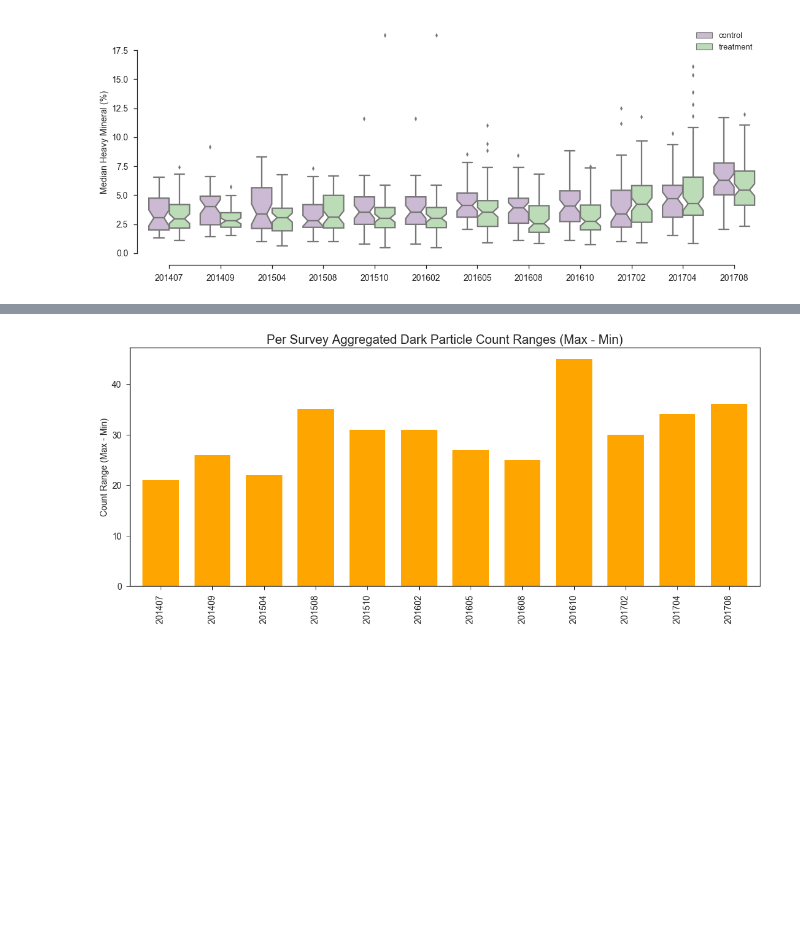
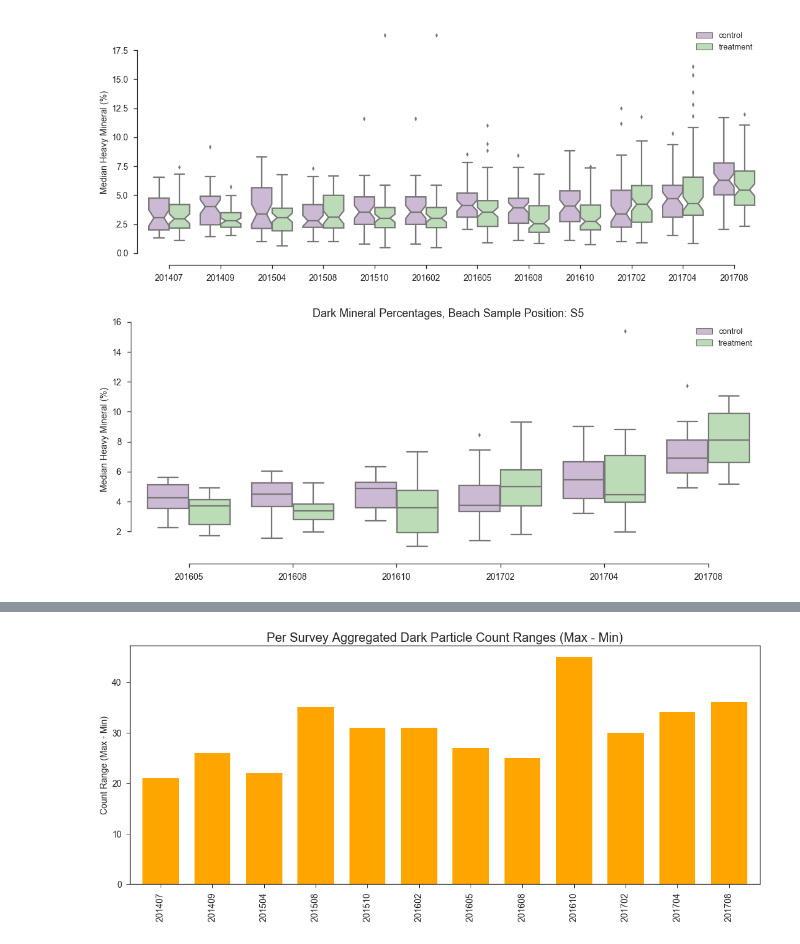
Before and after one commit to pjparis/PeaIslandBeachMonitoring, a Jupyter notebook: notebooks/Pea Island Beach Monitoring Project - Heavy Mineral Analysis.ipynb, the cells around one changed output, grey strips where cells are left out. Saved outputs shown, nothing was run; the diff lists cells and outputs as text; code cells hidden in the pictures; blank space fills up the shorter version.

```diff
--- a/notebooks/Pea Island Beach Monitoring Project - Heavy Mineral Analysis.ipynb
+++ b/notebooks/Pea Island Beach Monitoring Project - Heavy Mineral Analysis.ipynb
@@ -422,3 +444,26 @@ plt.savefig( '/Users/paulp/GoogleDrive/projects/PeaIslandBeachMonitoring/plots/H
 ### '/Volumes/Beaker/projects/Pea_Island_Beach_Monitoring/HeavyMineralAnalysis
 # %% [output]
 [figure]
+# %%
+sns.set(style="ticks")
+sns.set_context('talk')
+
+smpl='S5'
+dfpbx=dfp.loc[dfp['Sample_id']==smpl]
+
+### Box plot(s) of Dark Mineral Percentage Aggregated by Survey by Control vs Treatment:
+#tbl01=dfp.groupby(['Survey','GRP'])['DP'].mean().reset_index()   #plot(kind='box',legend=True)
+plt.figure(figsize=(18,7))
+#sns.set()  #sns.set(style='ticks')
+g=sns.boxplot(x='Survey', y='DP',hue='GRP', data=dfpbx, width=0.8, palette='PRGn', notch=False )
+sns.despine(offset=10, trim=True)
+
+plt.xticks(fontsize=14)
+plt.yticks(fontsize=14)
+plt.xlabel('')
+plt.ylabel('Median Heavy Mineral (%)')
+plt.title('Dark Mineral Percentages, Beach Sample Position: '+smpl, fontsize=18)
+plt.legend(loc='best')
+plt.savefig( '/Users/paulp/GoogleDrive/projects/PeaIslandBeachMonitoring/plots/HeavyMineralAnalysis/DMPBoxplots_'+smpl+'.pdf')
+# %% [output]
+[figure, added]
```
Also changed, not shown: parts of 5 cells of this notebook, 33 other files.
